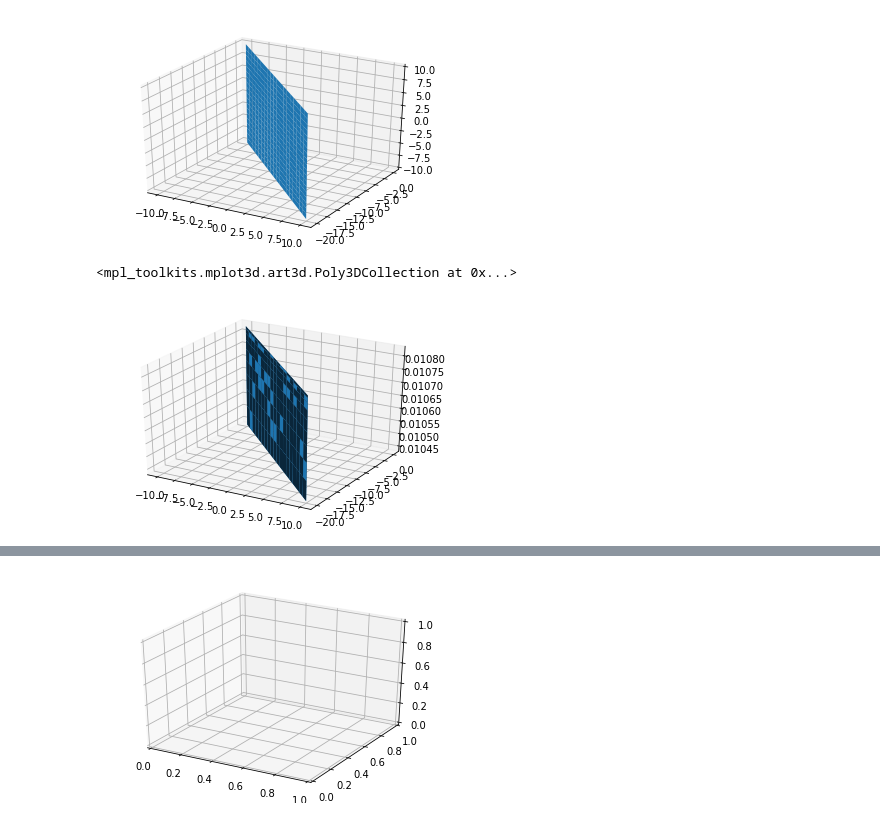
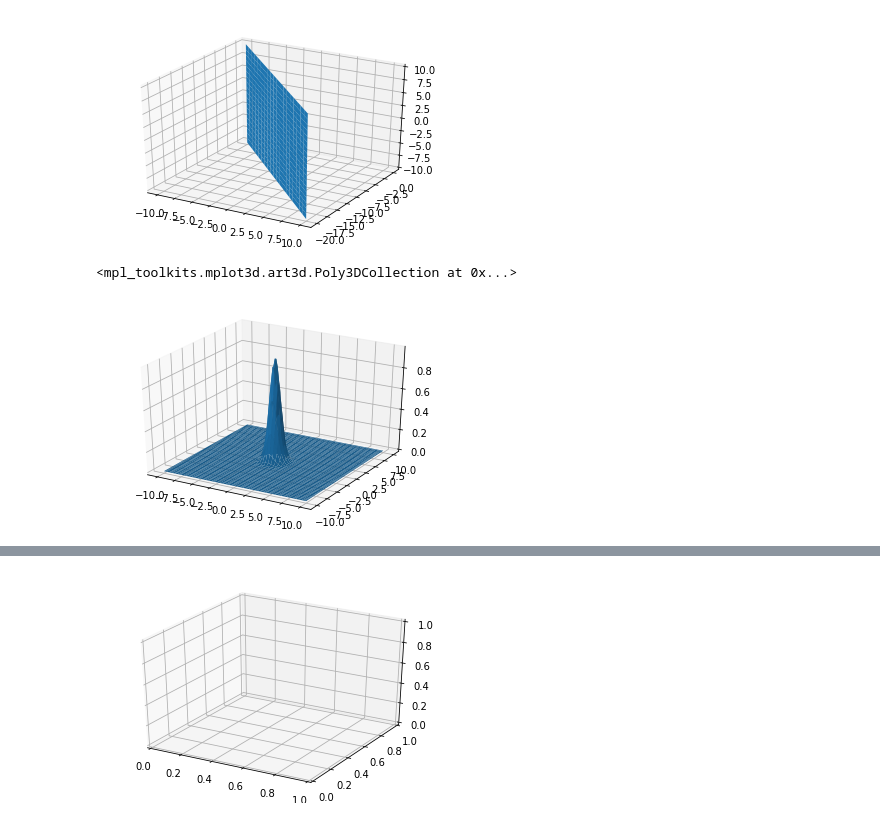
Before and after one commit to Akshat-Goyal/CVIT, a Jupyter notebook: CVIT_Workshop_2020_Day_1/CVIT_Workshop_Day_1.ipynb, the cells around one changed output, grey strips where cells are left out. Cells and saved outputs as stored; diff of their text form; code cells hidden in the pictures.

```diff
--- a/CVIT_Workshop_2020_Day_1/CVIT_Workshop_Day_1.ipynb
+++ b/CVIT_Workshop_2020_Day_1/CVIT_Workshop_Day_1.ipynb
@@ -591,19 +596,12 @@ plt3d.plot_surface(X, yy, Z)
 # %%
 from mpl_toolkits.mplot3d import Axes3D
 
-a = 1
-b = 1
-c = 0
-d = 10
-
-xx = np.linspace(-10, 10, 20)
-mean_x = np.mean(xx)
-var_x = np.var(xx)
-zz = 1/(var_x * np.sqrt(2*np.pi)) * np.exp(-((xx-mean_x)**2) / (2*(var_x**2)))
-X, Z = np.meshgrid(xx, zz)
-yy = (-a*X - c*Z - d) * 1.0 / b
+xx = np.linspace(-10, 10, 100)
+yy = np.linspace(-10, 10, 100)
+X, Y = np.meshgrid(xx, yy)
+zz = np.exp(-X**2-Y**2)
 plt3d = plt.figure().gca(projection='3d')
-plt3d.plot_surface(X, yy, Z)
+plt3d.plot_surface(X, Y, zz)
 # %% [output]
 <mpl_toolkits.mplot3d.art3d.Poly3DCollection at 0x...>
-[figure, old version]
+[figure, new version]
```
Also changed, not shown: parts of 9 cells of this notebook.
